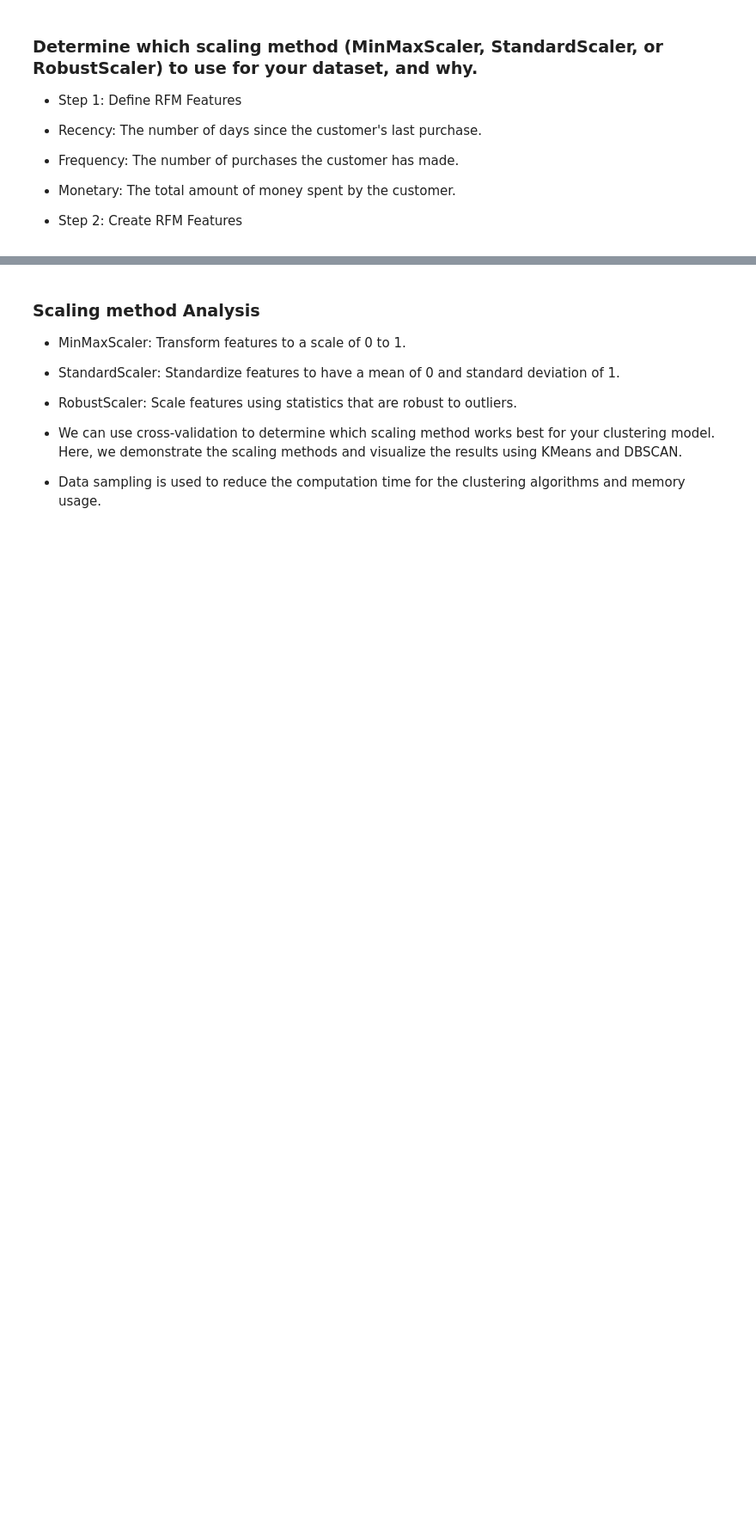
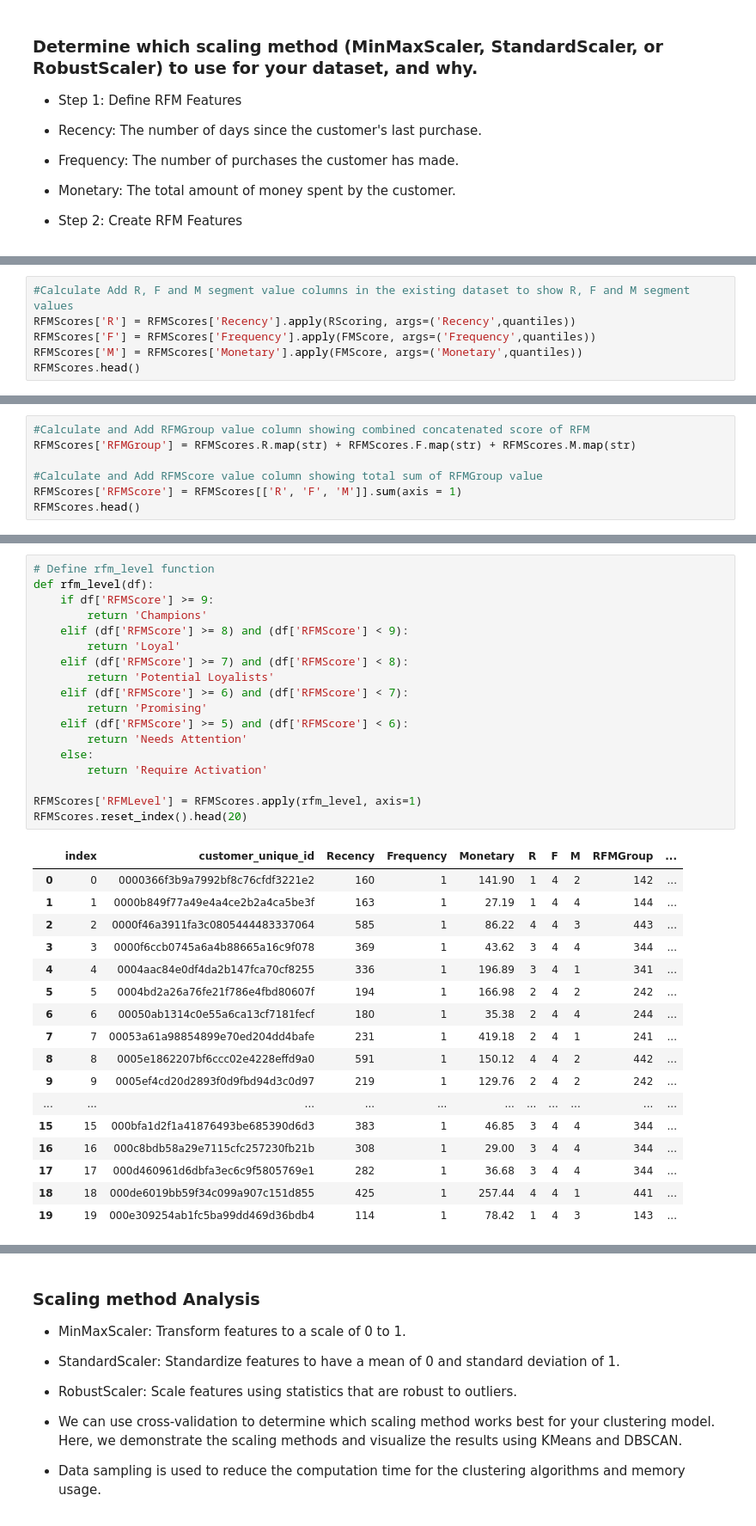
Before and after one commit to preudh/OC_IA_P5_Segment_e_commerce_site_customers, a Jupyter notebook: notebooks/Preudhomme_Patrice_2_notebook_exploration_082024.ipynb, the cells around one changed output, grey strips where cells are left out. Shown at 86% size. Saved outputs shown, nothing was run; the diff lists cells and outputs as text; blank space fills up the shorter version.

Commit message:
Calculate RFM Scores

```diff
--- a/notebooks/Preudhomme_Patrice_2_notebook_exploration_082024.ipynb
+++ b/notebooks/Preudhomme_Patrice_2_notebook_exploration_082024.ipynb
@@ -583,0 +648,6 @@ print(rfm.head())
+# %%
+#Calculate Add R, F and M segment value columns in the existing dataset to show R, F and M segment values
+RFMScores['R'] = RFMScores['Recency'].apply(RScoring, args=('Recency',quantiles))
+RFMScores['F'] = RFMScores['Frequency'].apply(FMScore, args=('Frequency',quantiles))
+RFMScores['M'] = RFMScores['Monetary'].apply(FMScore, args=('Monetary',quantiles))
+RFMScores.head()
@@ -583,0 +661,7 @@ print(rfm.head())
+# %%
+#Calculate and Add RFMGroup value column showing combined concatenated score of RFM
+RFMScores['RFMGroup'] = RFMScores.R.map(str) + RFMScores.F.map(str) + RFMScores.M.map(str)
+
+#Calculate and Add RFMScore value column showing total sum of RFMGroup value
+RFMScores['RFMScore'] = RFMScores[['R', 'F', 'M']].sum(axis = 1)
+RFMScores.head()
@@ -583,0 +675,36 @@ print(rfm.head())
+# %%
+# Define rfm_level function
+def rfm_level(df):
+    if df['RFMScore'] >= 9:
+        return 'Champions'
+    elif (df['RFMScore'] >= 8) and (df['RFMScore'] < 9):
+        return 'Loyal'
+    elif (df['RFMScore'] >= 7) and (df['RFMScore'] < 8):
+        return 'Potential Loyalists'
+    elif (df['RFMScore'] >= 6) and (df['RFMScore'] < 7):
+        return 'Promising'
+    elif (df['RFMScore'] >= 5) and (df['RFMScore'] < 6):
+        return 'Needs Attention'
+    else:
+        return 'Require Activation'
+
+RFMScores['RFMLevel'] = RFMScores.apply(rfm_level, axis=1)
+RFMScores.reset_index().head(20)
+# %% [output]
+|  | index | customer_unique_id | Recency | Frequency | Monetary | R | F | M | RFMGroup | ... |
+| 0 | 0 | 0000366f3b9a7992bf8c76cfdf3221e2 | 160 | 1 | 141.90 | 1 | 4 | 2 | 142 | ... |
+| 1 | 1 | 0000b849f77a49e4a4ce2b2a4ca5be3f | 163 | 1 | 27.19 | 1 | 4 | 4 | 144 | ... |
+| 2 | 2 | 0000f46a3911fa3c0805444483337064 | 585 | 1 | 86.22 | 4 | 4 | 3 | 443 | ... |
+| 3 | 3 | 0000f6ccb0745a6a4b88665a16c9f078 | 369 | 1 | 43.62 | 3 | 4 | 4 | 344 | ... |
+| 4 | 4 | 0004aac84e0df4da2b147fca70cf8255 | 336 | 1 | 196.89 | 3 | 4 | 1 | 341 | ... |
+| 5 | 5 | 0004bd2a26a76fe21f786e4fbd80607f | 194 | 1 | 166.98 | 2 | 4 | 2 | 242 | ... |
+| 6 | 6 | 00050ab1314c0e55a6ca13cf7181fecf | 180 | 1 | 35.38 | 2 | 4 | 4 | 244 | ... |
+| 7 | 7 | 00053a61a98854899e70ed204dd4bafe | 231 | 1 | 419.18 | 2 | 4 | 1 | 241 | ... |
+| 8 | 8 | 0005e1862207bf6ccc02e4228effd9a0 | 591 | 1 | 150.12 | 4 | 4 | 2 | 442 | ... |
+| 9 | 9 | 0005ef4cd20d2893f0d9fbd94d3c0d97 | 219 | 1 | 129.76 | 2 | 4 | 2 | 242 | ... |
+| ... | ... | ... | ... | ... | ... | ... | ... | ... | ... | ... |
+| 15 | 15 | 000bfa1d2f1a41876493be685390d6d3 | 383 | 1 | 46.85 | 3 | 4 | 4 | 344 | ... |
+| 16 | 16 | 000c8bdb58a29e7115cfc257230fb21b | 308 | 1 | 29.00 | 3 | 4 | 4 | 344 | ... |
+| 17 | 17 | 000d460961d6dbfa3ec6c9f5805769e1 | 282 | 1 | 36.68 | 3 | 4 | 4 | 344 | ... |
+| 18 | 18 | 000de6019bb59f34c099a907c151d855 | 425 | 1 | 257.44 | 4 | 4 | 1 | 441 | ... |
+| 19 | 19 | 000e309254ab1fc5ba99dd469d36bdb4 | 114 | 1 | 78.42 | 1 | 4 | 3 | 143 | ... |
```
Also changed, not shown: parts of 18 cells of this notebook.
